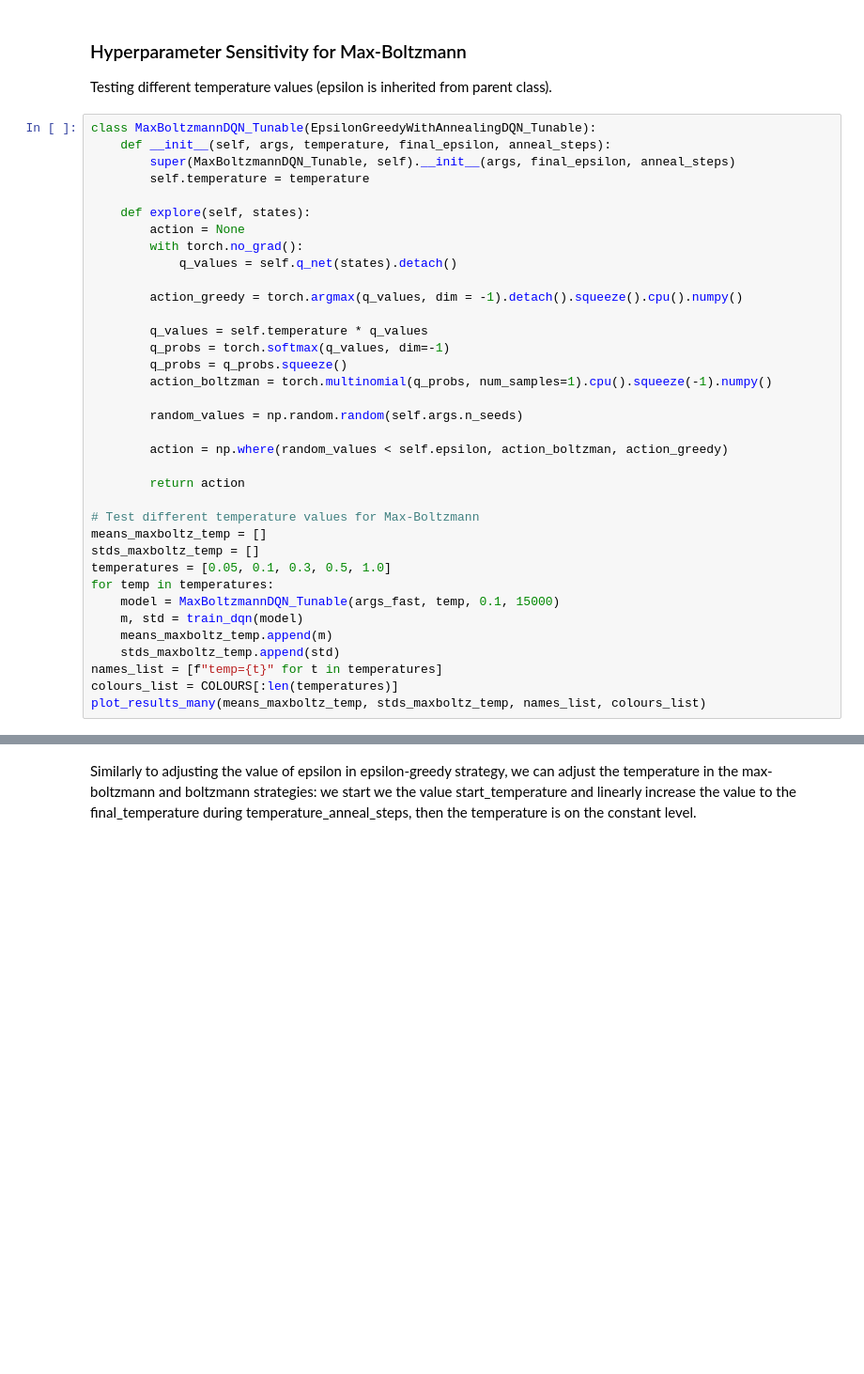
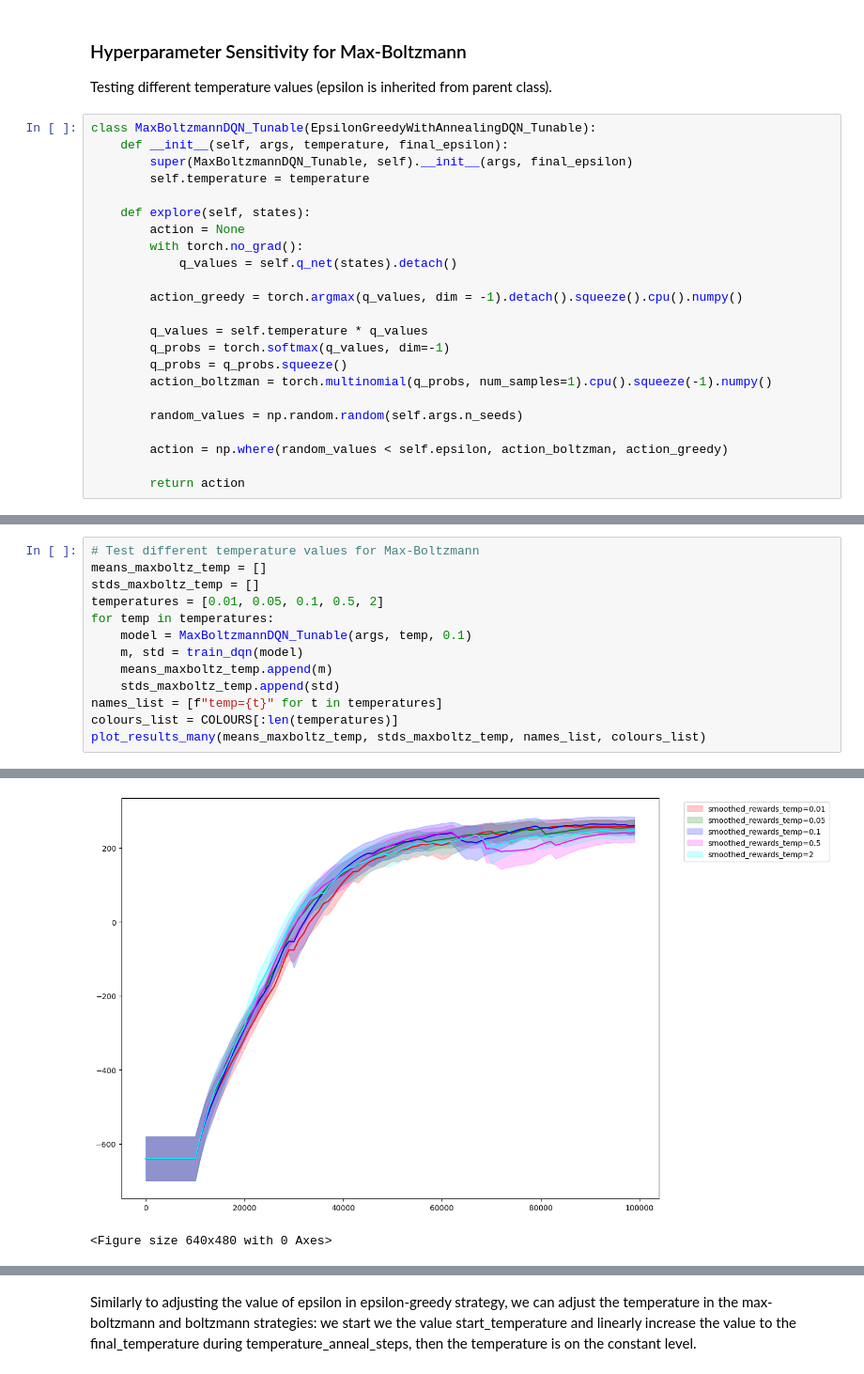
Before and after one commit to Wojttekja/Deep-Neural-Networks, a Jupyter notebook: homework_4/hw4_hypermaparemeter_exploration.ipynb, the cells around one changed output, grey strips where cells are left out. Shown at 94% size. Drawn from its saved outputs; the diff is of its cells as text; blank space fills up the shorter version.

```diff
--- a/homework_4/hw4_hypermaparemeter_exploration.ipynb
+++ b/homework_4/hw4_hypermaparemeter_exploration.ipynb
@@ -541,8 +549,8 @@ One of the compromises between epsilon-greedy and boltzmann exploration strategy
 Testing different temperature values (epsilon is inherited from parent class).
 # %%
 class MaxBoltzmannDQN_Tunable(EpsilonGreedyWithAnnealingDQN_Tunable):
-	def __init__(self, args, temperature, final_epsilon, anneal_steps):
-		super(MaxBoltzmannDQN_Tunable, self).__init__(args, final_epsilon, anneal_steps)
+	def __init__(self, args, temperature, final_epsilon):
+		super(MaxBoltzmannDQN_Tunable, self).__init__(args, final_epsilon)
 		self.temperature = temperature
 
 	def explore(self, states):
@@ -562,16 +570,3 @@ class MaxBoltzmannDQN_Tunable(EpsilonGreedyWithAnnealingDQN_Tunable):
 		action = np.where(random_values < self.epsilon, action_boltzman, action_greedy)
 
 		return action
-
-# Test different temperature values for Max-Boltzmann
-means_maxboltz_temp = []
-stds_maxboltz_temp = []
-temperatures = [0.05, 0.1, 0.3, 0.5, 1.0]
-for temp in temperatures:
-    model = MaxBoltzmannDQN_Tunable(args_fast, temp, 0.1, 15000)
-    m, std = train_dqn(model)
-    means_maxboltz_temp.append(m)
-    stds_maxboltz_temp.append(std)
-names_list = [f"temp={t}" for t in temperatures]
-colours_list = COLOURS[:len(temperatures)]
-plot_results_many(means_maxboltz_temp, stds_maxboltz_temp, names_list, colours_list)
@@ -597,0 +573,14 @@ Eval mean: -639.6903477514232; eval_std: 59.38467170955477
+# %%
+# Test different temperature values for Max-Boltzmann
+means_maxboltz_temp = []
+stds_maxboltz_temp = []
+temperatures = [0.01, 0.05, 0.1, 0.5, 2]
+for temp in temperatures:
+    model = MaxBoltzmannDQN_Tunable(args, temp, 0.1)
+    m, std = train_dqn(model)
+    means_maxboltz_temp.append(m)
+    stds_maxboltz_temp.append(std)
+names_list = [f"temp={t}" for t in temperatures]
+colours_list = COLOURS[:len(temperatures)]
+plot_results_many(means_maxboltz_temp, stds_maxboltz_temp, names_list, colours_list)
+# %% [output]
@@ -597,0 +604,2 @@ Eval mean: -639.6903477514232; eval_std: 59.38467170955477
+[figure, added]
+<Figure size 640x480 with 0 Axes>
```
Also changed, not shown: parts of 24 cells of this notebook, 19 other files.
